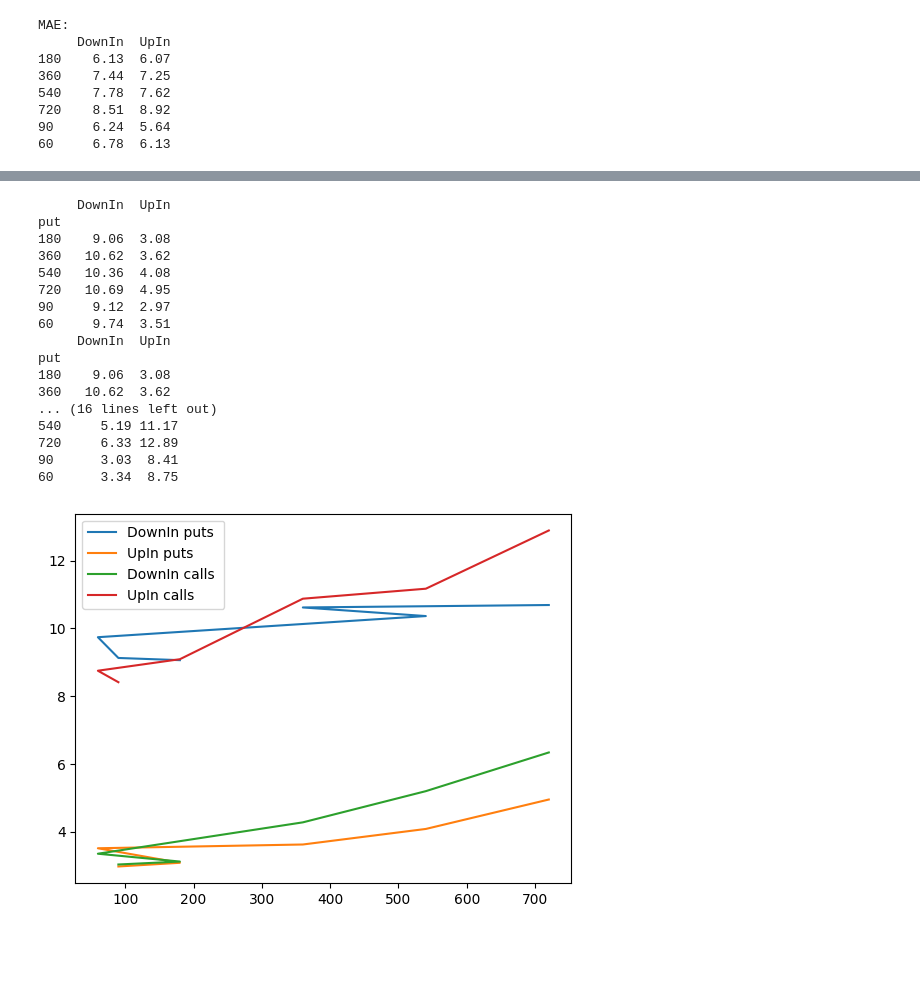
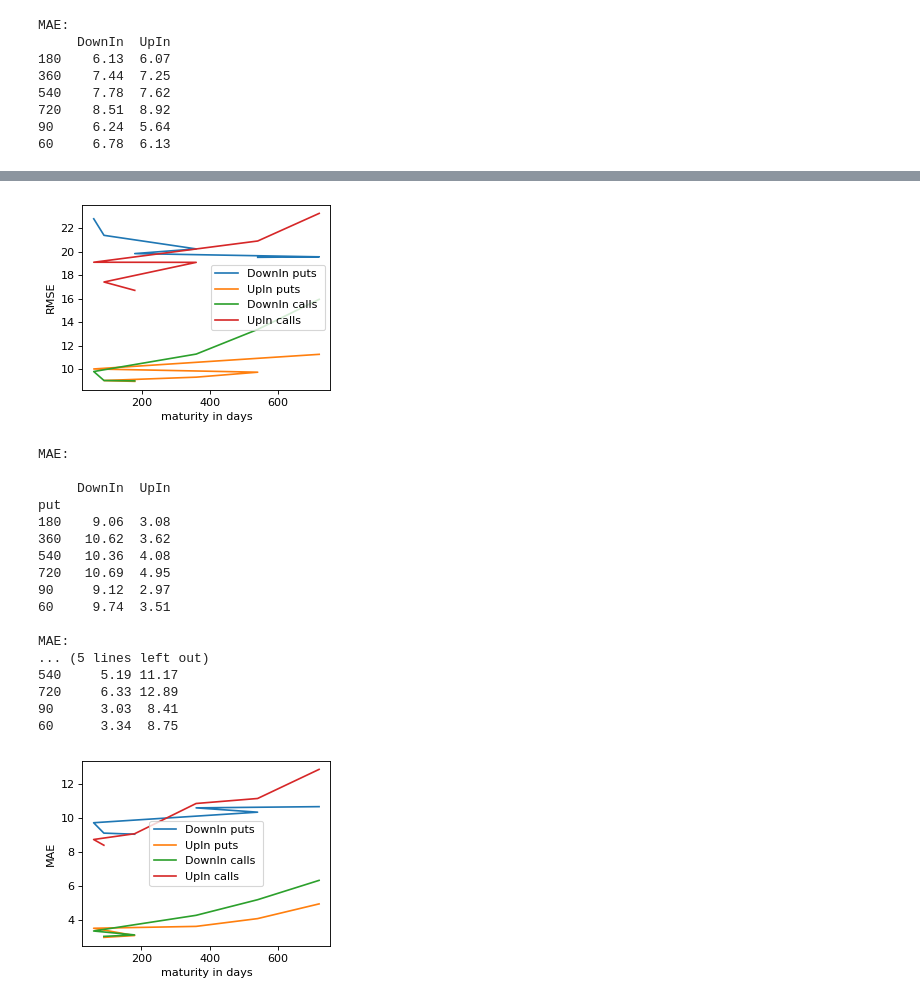
Before and after one commit to boomelage/machine-learning-option-pricing, a Jupyter notebook: trained_models/trained_model_testing.ipynb, the cells around one changed output, grey strips where cells are left out. Drawn from its saved outputs; the diff is of its cells as text; code cells hidden in the pictures; blank space fills up the shorter version.

```diff
--- a/trained_models/trained_model_testing.ipynb
+++ b/trained_models/trained_model_testing.ipynb
@@ -170,11 +170,6 @@ plt.close()
 errors_bypayoff = {}
 for w in ws:
     errors = {}
-    print(
-        f"\n         {'#'*(len(w)+5)}"
-        f"\n         # {w}s #"
-        f"\n         {'#'*(len(w)+5)}"
-    )
     RMSE = pd.DataFrame(
         np.zeros((len(maturities),len(barrier_type_names)),dtype=float),
         columns = barrier_type_names
@@ -184,10 +179,7 @@ for w in ws:
     for t in maturities:
         for b in barrier_type_names:
             RMSE.loc[t,b] = np.sqrt(np.average((by_wbt.loc[(w, b, t),'outofsample_error'])**2))
-    print(f"RMSE:\n{RMSE}")
     errors['RMSE'] = RMSE
-
-
 
     MAE = pd.DataFrame(
         np.zeros((len(maturities),len(barrier_type_names)),dtype=float),
@@ -198,8 +190,6 @@ for w in ws:
     for t in maturities:
         for b in barrier_type_names:
             MAE.loc[t,b] = np.average(np.abs(by_wbt.loc[(w, b, t),'outofsample_error']))
-    print(f"MAE:\n{MAE}")
     errors['MAE'] = MAE
 
     errors_bypayoff[w] = errors
-    print("\n\n")
@@ -231,0 +196,5 @@ ws
+# %%
+for w, errors in errors_bypayoff.items():
+    print("RMSE:\n")
+    print(errors['RMSE'])
+    print()
@@ -232,8 +219,26 @@ ws
+# %%
+plt.figure(figsize=(4, 3),dpi=80)
+for w, errors in errors_bypayoff.items():
+    for b in barrier_type_names:
+        MAE = errors['RMSE'][b]
+        plt.plot(
+            MAE.sort_values(), label=f"{b} {w}s ",
+        )
+plt.legend(loc='best')
+plt.ylabel('RMSE')
+plt.xlabel('maturity in days')
+plt.show()
+plt.close()
+# %% [output]
+[figure, added]
 # %%
 for w, errors in errors_bypayoff.items():
-    for b in barrier_type_names:
-        print(errors['MAE'])
+    print("MAE:\n")
+    print(errors['MAE'])
+    print()
 # %% [output]
+MAE:
+
      DownIn  UpIn
 put
 180    9.06  3.08
@@ -242,28 +247,28 @@ put
 720   10.69  4.95
 90     9.12  2.97
 60     9.74  3.51
-     DownIn  UpIn
-put
-180    9.06  3.08
-360   10.62  3.62
-... (16 lines left out)
+
+MAE:
+... (5 lines left out)
 540     5.19 11.17
 720     6.33 12.89
 90      3.03  8.41
 60      3.34  8.75
 # %%
-plt.figure()
+plt.figure(figsize=(4, 3),dpi=80)
 for w, errors in errors_bypayoff.items():
     for b in barrier_type_names:
         MAE = errors['MAE'][b]
         plt.plot(
             MAE.sort_values(), label=f"{b} {w}s ",
         )
 plt.legend(loc='best')
+plt.ylabel('MAE')
+plt.xlabel('maturity in days')
 plt.show()
 plt.close()
 # %% [output]
-[figure, old version]
+[figure, new version]
 # %%
 end_time = time.time()
 runtime = end_time - start_time
```
Also changed, not shown: parts of 6 cells of this notebook, 6 other files.
